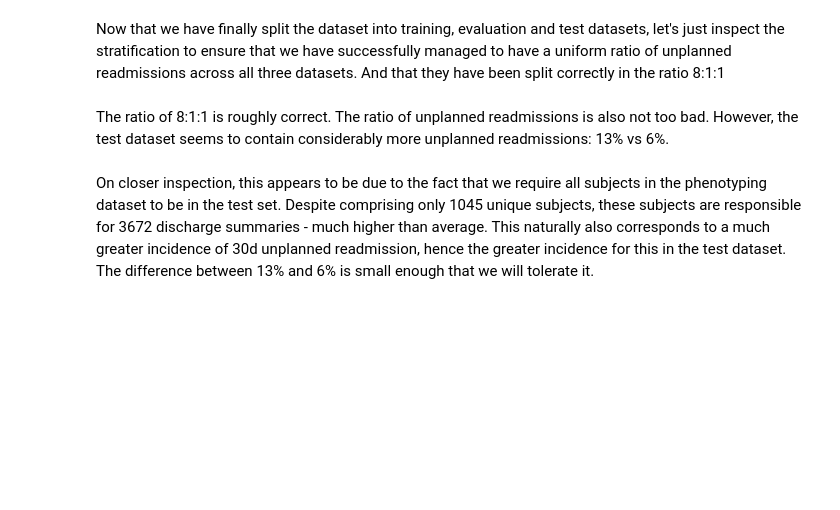
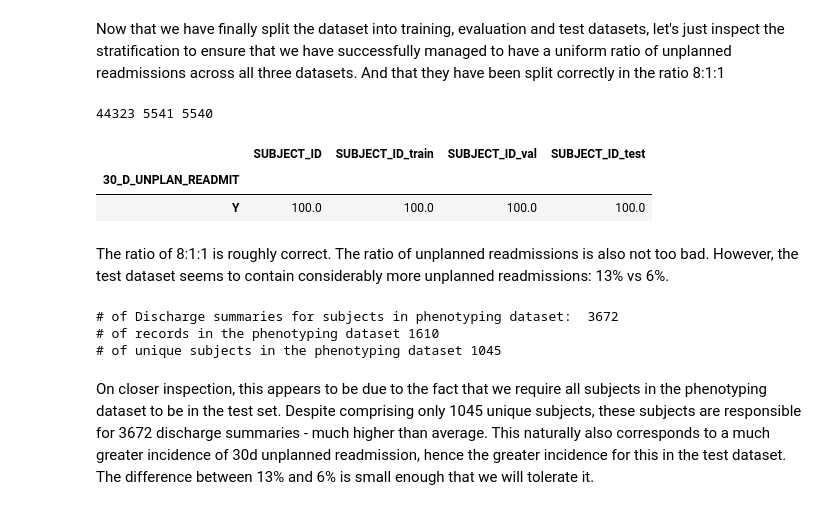
Before and after one commit to nehalb123/SyntheticMedicalDataGeneration, a Jupyter notebook: pre-process files/03_preprocess_discharge_summaries.ipynb, the cells around one changed output. Cells and saved outputs as stored; diff of their text form; code cells hidden in the pictures; blank space fills up the shorter version.

```diff
--- a/pre-process files/03_preprocess_discharge_summaries.ipynb
+++ b/pre-process files/03_preprocess_discharge_summaries.ipynb
@@ -893,22 +923,31 @@ Now that we have finally split the dataset into training, evaluation and test da
 # %%
 print(len(src_train), len(src_val), len(src_test))
 
-readmit_grouped_df_main = df.groupby('30d_unplan_readmit').count()[['subject_id']]/len(df)*100
-grouped_train = src_train.groupby('30d_unplan_readmit').count()[['subject_id']]/len(src_train)*100
-grouped_val = src_val.groupby('30d_unplan_readmit').count()[['subject_id']]/len(src_val)*100
-grouped_test = src_test.groupby('30d_unplan_readmit').count()[['subject_id']]/len(src_test)*100
+readmit_grouped_df_main = df.groupby('30_D_UNPLAN_READMIT').count()[['SUBJECT_ID']]/len(df)*100
+grouped_train = src_train.groupby('30_D_UNPLAN_READMIT').count()[['SUBJECT_ID']]/len(src_train)*100
+grouped_val = src_val.groupby('30_D_UNPLAN_READMIT').count()[['SUBJECT_ID']]/len(src_val)*100
+grouped_test = src_test.groupby('30_D_UNPLAN_READMIT').count()[['SUBJECT_ID']]/len(src_test)*100
 
-df_summary = readmit_grouped_df_main.join(grouped_train, on = '30d_unplan_readmit', how = 'left', rsuffix = '_train')
-df_summary = df_summary.join(grouped_val, on = '30d_unplan_readmit', how = 'left', rsuffix = '_val')
-df_summary = df_summary.join(grouped_test, on = '30d_unplan_readmit', how = 'left', rsuffix = '_test')
+df_summary = readmit_grouped_df_main.join(grouped_train, on = '30_D_UNPLAN_READMIT', how = 'left', rsuffix = '_train')
+df_summary = df_summary.join(grouped_val, on = '30_D_UNPLAN_READMIT', how = 'left', rsuffix = '_val')
+df_summary = df_summary.join(grouped_test, on = '30_D_UNPLAN_READMIT', how = 'left', rsuffix = '_test')
 df_summary.fillna(0, inplace=True)
 df_summary
+# %% [output]
+44323 5541 5540
+|  | SUBJECT_ID | SUBJECT_ID_train | SUBJECT_ID_val | SUBJECT_ID_test |
+| 30_D_UNPLAN_READMIT |  |  |  |  |
+| Y | 100.0 | 100.0 | 100.0 | 100.0 |
 # %% [markdown]
 The ratio of 8:1:1 is roughly correct. The ratio of unplanned readmissions is also not too bad. However, the test dataset seems to contain considerably more unplanned readmissions: 13% vs 6%.
 # %%
-print("# of Discharge summaries for subjects in phenotyping dataset: ", len(src_test[src_test['subject_id'].isin(pheno_subjects)]))
+print("# of Discharge summaries for subjects in phenotyping dataset: ", len(src_test[src_test['SUBJECT_ID'].isin(pheno_subjects)]))
 print("# of records in the phenotyping dataset",len(pheno_subjects))
-print("# of unique subjects in the phenotyping dataset",len(annotations.subject_id.unique()))
+print("# of unique subjects in the phenotyping dataset",len(annotations.SUBJECT_ID.unique()))
+# %% [output]
+# of Discharge summaries for subjects in phenotyping dataset:  3672
+# of records in the phenotyping dataset 1610
+# of unique subjects in the phenotyping dataset 1045
 # %% [markdown]
 On closer inspection, this appears to be due to the fact that we require all subjects in the phenotyping dataset to be in the test set. Despite comprising only 1045 unique subjects, these subjects are responsible for 3672 discharge summaries - much higher than average. This naturally also corresponds to a much greater incidence of 30d unplanned readmission, hence the greater incidence for this in the test dataset. The difference between 13% and 6% is small enough that we will tolerate it.
 # %% [markdown]
```
Also changed, not shown: parts of 24 cells of this notebook, 1 other file.
